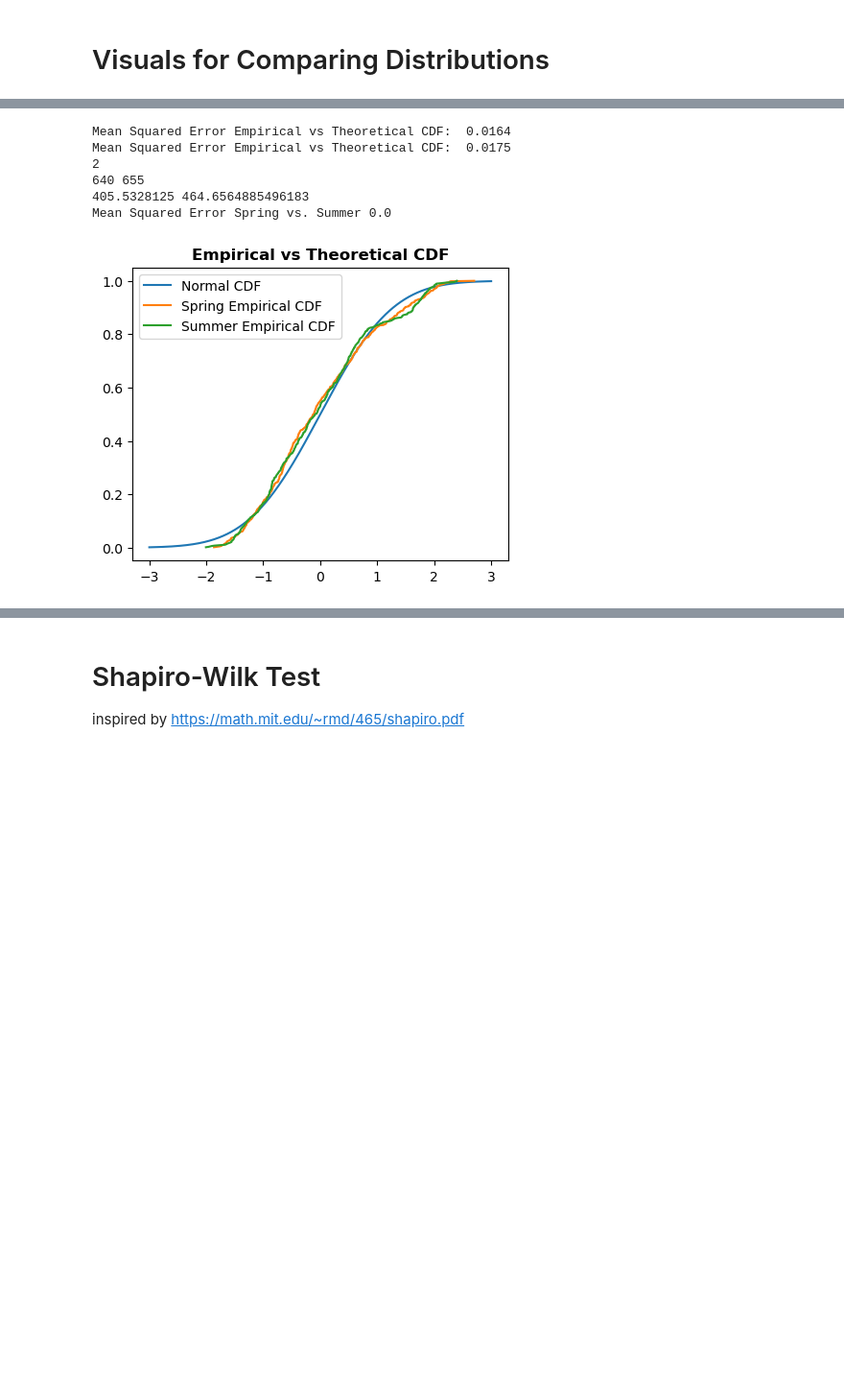
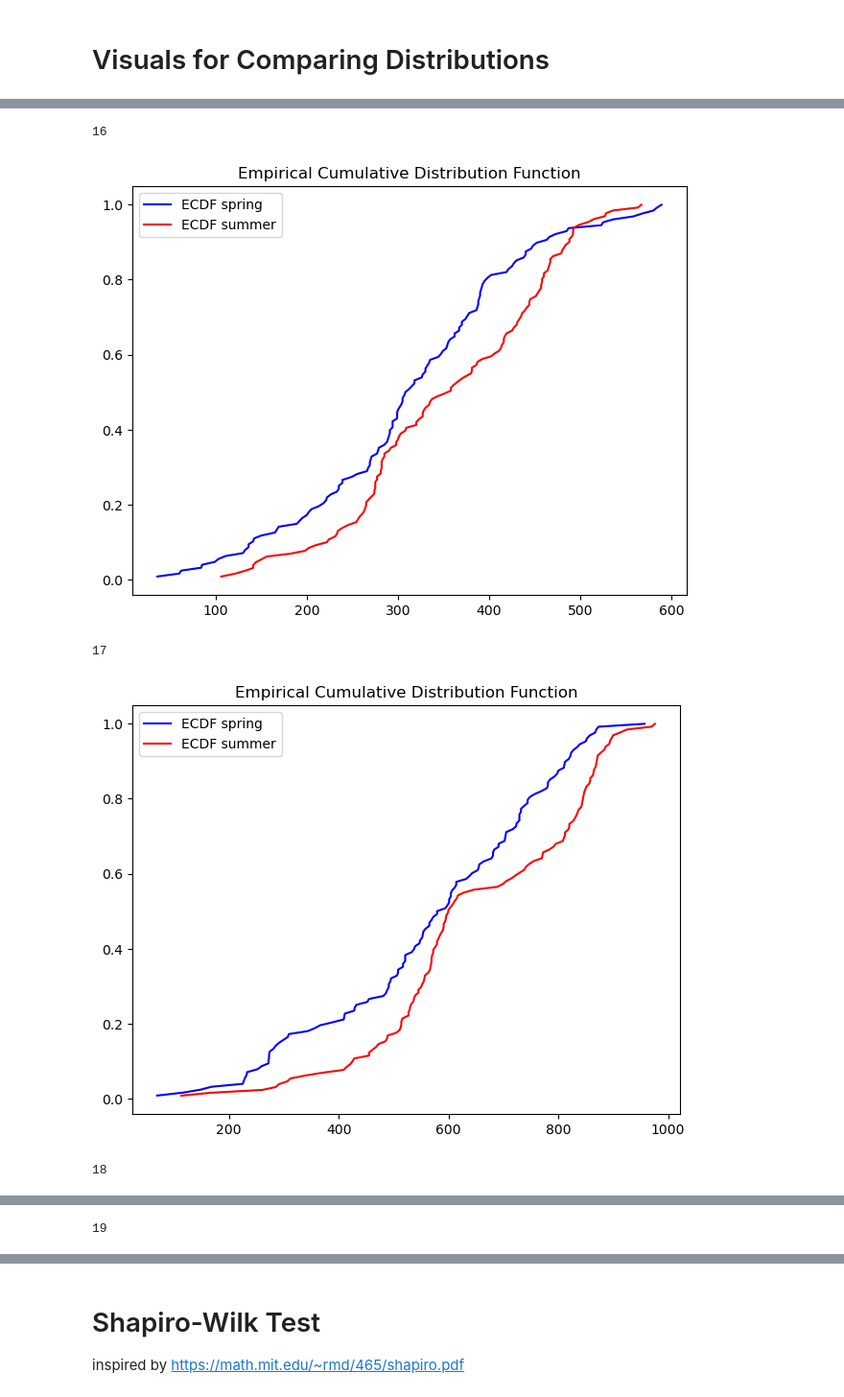
Before and after one commit to eirikbaekkelund/BikeSharing, a Jupyter notebook: develop_E.ipynb, the cells around one changed output, grey strips where cells are left out. Shown at 96% size. Cells and saved outputs as stored; diff of their text form; code cells hidden in the pictures; blank space fills up the shorter version.

Commit message:
updated to hourly tests

```diff
--- a/develop_E.ipynb
+++ b/develop_E.ipynb
@@ -181,17 +162,27 @@ Name: cnt, Length: 640, dtype: int64
 # %%
 from seaborn_qqplot import pplot
 from sklearn import metrics
+from statsmodels.distributions.empirical_distribution import ECDF
+from scipy import stats
 
 def plot_hist_kde(df):
     """
 
     """
     # / TODO improve plotting
+    #summer_cnt = count_aggregator(df[df['season'] == 3])
+    #spring_cnt = count_aggregator(df[df['season'] == 2])
+    summer = df[df['season'] == 3]
+    spring = df[df['season'] == 2]
 
+    plt.hist(x=summer['cnt'], color='blue', label='Summer', alpha=0.3, bins=15, density=True)
+    plt.hist(x=spring['cnt'], color='red', label='Spring', alpha=0.3, bins=15, density=True)
+    summer['cnt'].plot.kde()
+    spring['cnt'].plot.kde()
 
-    df = df.replace([2,3], ['Summer', 'Spring'])
-    sns.displot(data=df, x='cnt', hue='season', multiple='stack', stat='density', kde=True)
+    plt.legend()
     plt.title('Summer vs. Spring Bike Rental Distribution', fontweight='bold', fontsize=15)
+    plt.show()
 
 def plot_line(df):
     df = df.replace([2,3], ['Summer', 'Spring'])
@@ -220,7 +211,7 @@ def mean_squared_error(sample1, sample2):
     assert(len(sample1) == len(sample2))
     return round(np.sum( (1/len(sample1))*(sample1 - sample2)**2),5)
 
-def plot_empirical_cdf(df):
+def plot_ecdf_norm(df):
     """
 
     """
@@ -283,11 +274,17 @@ def plot_empirical_cdf(df):
     plt.legend(loc='best')
     plt.tight_layout()
 
-def plot_cumulative_dist(df):
-    df = df.replace([2,3], ['Summer', 'Spring'])
-    sns.ecdfplot(data=df, x='cnt', hue='season', stat='proportion')
+def plot_ecdf(df):
+    cnt_spring = count_aggregator(df[df['season'] == 2])
+    cnt_summer = count_aggregator(df[df['season'] == 3])
+    spring = ECDF(cnt_spring)
+    summer = ECDF(cnt_summer)
+    plt.plot(spring.x, spring.y, color='blue', label='ECDF spring')
+    plt.plot(summer.x, summer.y, color='red', label='ECDF summer')
     plt.tight_layout()
-    plt.title('Cumulative Distribution Function')
+    plt.title('Empirical Cumulative Distribution Function')
+    plt.legend()
+    plt.show()
 # %% [markdown]
 # Visuals for Comparing Distributions
 # %%
@@ -297,10 +294,10 @@ plot_qq(df_agg)
-# %%
-plot_empirical_cdf(df_agg)
-# %% [output]
-Mean Squared Error Empirical vs Theoretical CDF:  0.0164
-Mean Squared Error Empirical vs Theoretical CDF:  0.0175
-2
-640 655
-405.5328125 464.6564885496183
-Mean Squared Error Spring vs. Summer 0.0
-[figure, removed]
+# %%
+for hr, test in zip([16,17,18,19], [df_agg16, df_agg17, df_agg18, df_agg19]):
+    print(hr)
+    plot_ecdf(test)
+# %% [output]
+16
+[figure, added]
+17
+[figure, added]
+18
@@ -306,0 +305 @@ Mean Squared Error Spring vs. Summer 0.0
+19
```
Also changed, not shown: parts of 21 cells of this notebook.
